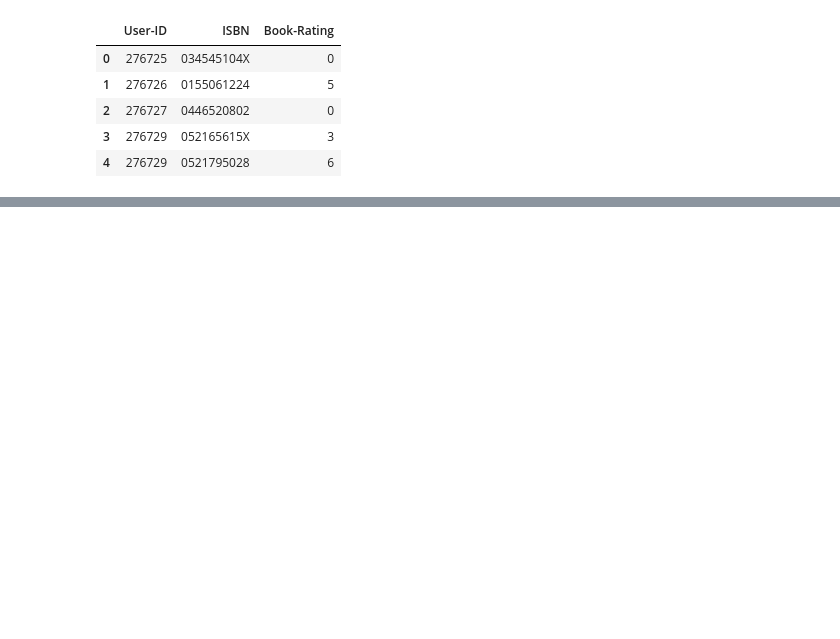
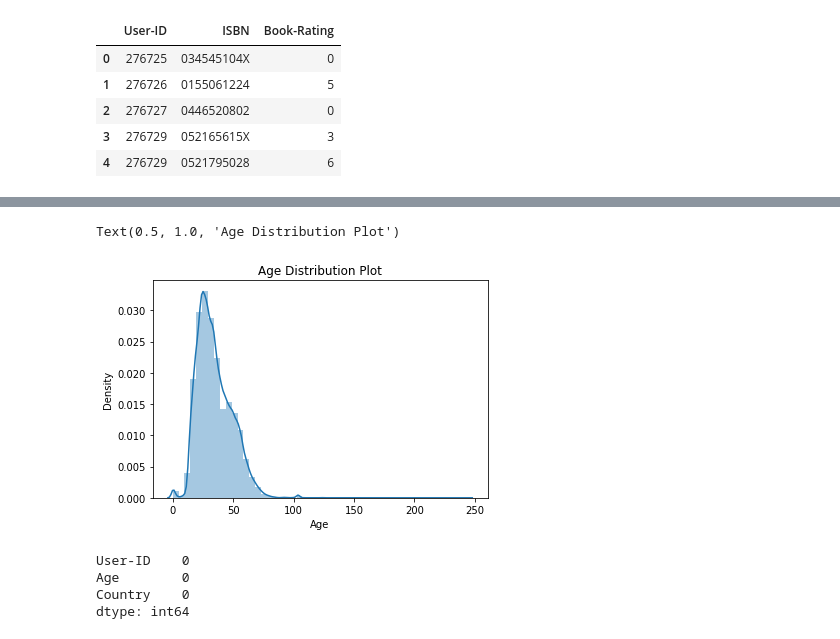
Before and after one commit to CodeWithSridhar/Book-Recommendation-System, a Jupyter notebook: Book_Recommendation_System.ipynb, the cells around one changed output, grey strips where cells are left out. Cells and saved outputs as stored; diff of their text form; code cells hidden in the pictures; blank space fills up the shorter version.

```diff
--- a/Book_Recommendation_System.ipynb
+++ b/Book_Recommendation_System.ipynb
@@ -57,0 +173,6 @@ ratings.head()
+# %%
+sns.distplot(users.Age)
+plt.title('Age Distribution Plot')
+# %% [output]
+Text(0.5, 1.0, 'Age Distribution Plot')
+[figure, added]
@@ -57,0 +186,7 @@ ratings.head()
+# %%
+users.isna().sum()
+# %% [output]
+User-ID    0
+Age        0
+Country    0
+dtype: int64
```
Also changed, not shown: parts of 27 cells of this notebook.
